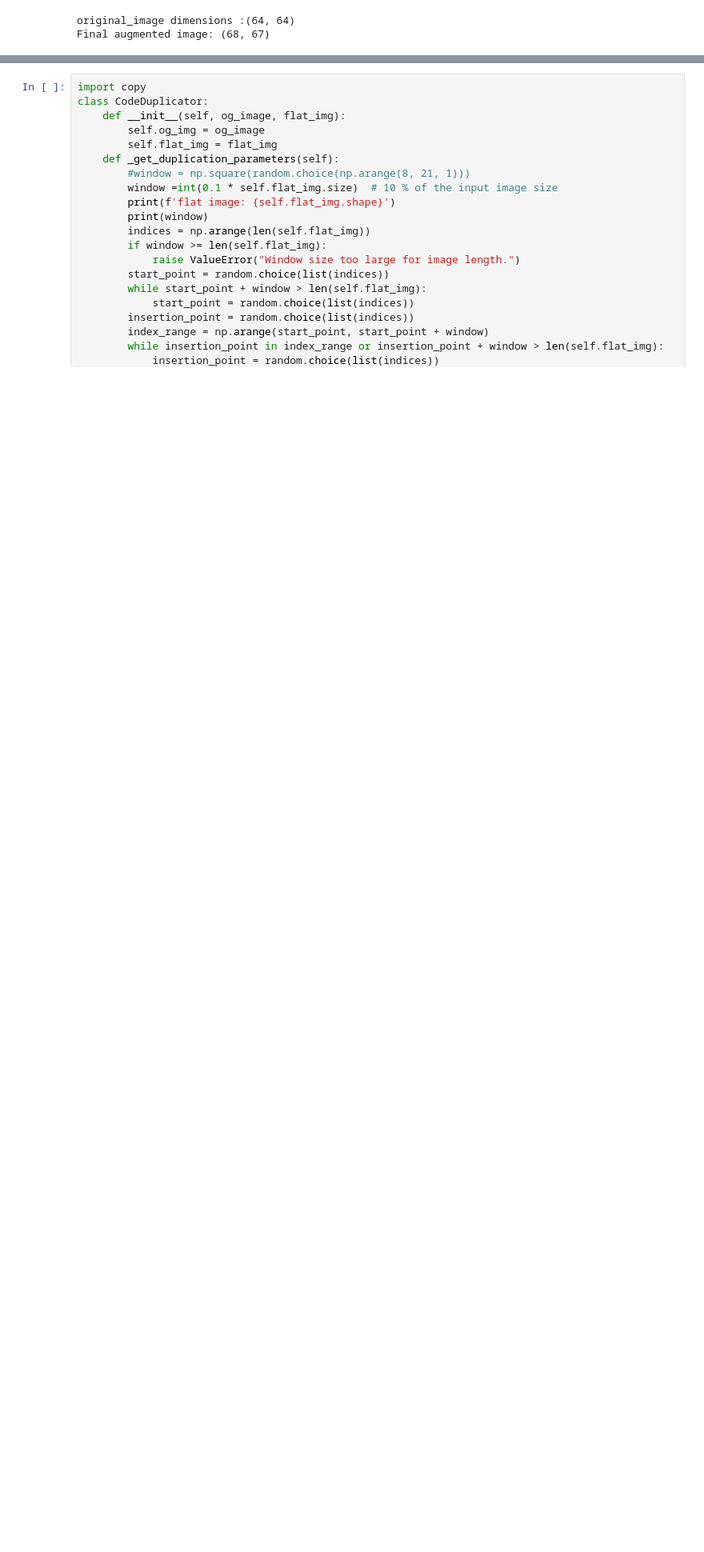
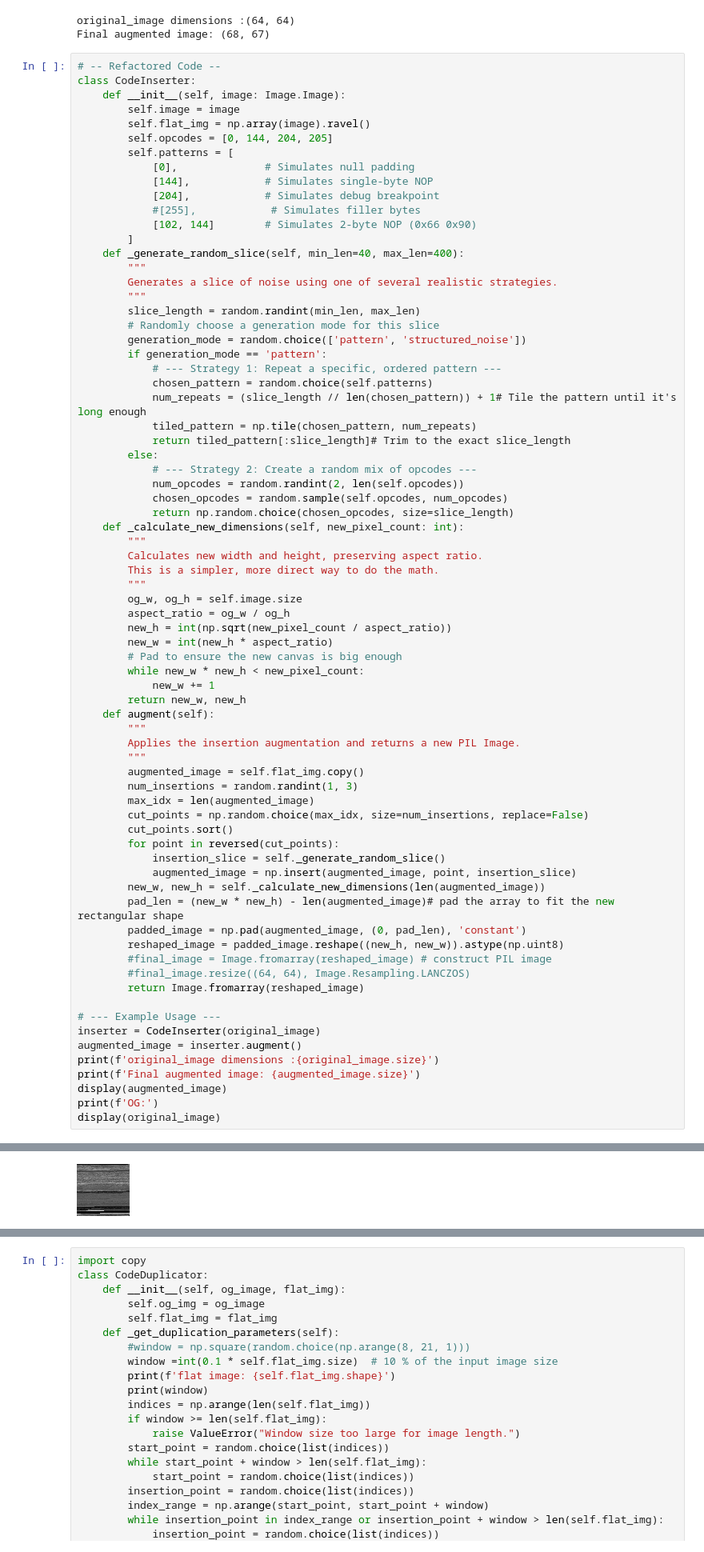
Before and after one commit to Aleptonic/MAML, a Jupyter notebook: mi-maml.ipynb, the cells around one changed output, grey strips where cells are left out. Shown at 80% size. Drawn from its saved outputs; the diff is of its cells as text; blank space fills up the shorter version.

Commit message:
refactored and bug fix of insertion logic

```diff
--- a/mi-maml.ipynb
+++ b/mi-maml.ipynb
@@ -274,3 +274,77 @@ print(f'Final augmented image: {da1_img.size}')
 # %% [output]
 original_image dimensions :(64, 64)
 Final augmented image: (68, 67)
+# %%
+# -- Refactored Code --
+class CodeInserter:
+    def __init__(self, image: Image.Image):
+        self.image = image
+        self.flat_img = np.array(image).ravel()
+        self.opcodes = [0, 144, 204, 205]
+        self.patterns = [
+            [0],              # Simulates null padding
+            [144],            # Simulates single-byte NOP
+            [204],            # Simulates debug breakpoint
+            #[255],            # Simulates filler bytes
+            [102, 144]        # Simulates 2-byte NOP (0x66 0x90)
+        ]
+    def _generate_random_slice(self, min_len=40, max_len=400):
+        """
+        Generates a slice of noise using one of several realistic strategies.
+        """
+        slice_length = random.randint(min_len, max_len)
+        # Randomly choose a generation mode for this slice
+        generation_mode = random.choice(['pattern', 'structured_noise'])
+        if generation_mode == 'pattern':
+            # --- Strategy 1: Repeat a specific, ordered pattern ---
+            chosen_pattern = random.choice(self.patterns)
+            num_repeats = (slice_length // len(chosen_pattern)) + 1# Tile the pattern until it's long enough
+            tiled_pattern = np.tile(chosen_pattern, num_repeats)
+            return tiled_pattern[:slice_length]# Trim to the exact slice_length
+        else:
+            # --- Strategy 2: Create a random mix of opcodes ---
+            num_opcodes = random.randint(2, len(self.opcodes))
+            chosen_opcodes = random.sample(self.opcodes, num_opcodes)
+            return np.random.choice(chosen_opcodes, size=slice_length)
+    def _calculate_new_dimensions(self, new_pixel_count: int):
+        """
+        Calculates new width and height, preserving aspect ratio.
+        This is a simpler, more direct way to do the math.
+        """
+        og_w, og_h = self.image.size
+        aspect_ratio = og_w / og_h
+        new_h = int(np.sqrt(new_pixel_count / aspect_ratio))
+        new_w = int(new_h * aspect_ratio)
+        # Pad to ensure the new canvas is big enough
+        while new_w * new_h < new_pixel_count:
+            new_w += 1
+        return new_w, new_h
+    def augment(self):
+        """
+        Applies the insertion augmentation and returns a new PIL Image.
+        """
+        augmented_image = self.flat_img.copy()
+        num_insertions = random.randint(1, 3)
+        max_idx = len(augmented_image)
+        cut_points = np.random.choice(max_idx, size=num_insertions, replace=False)
+        cut_points.sort()
+        for point in reversed(cut_points):
+            insertion_slice = self._generate_random_slice()
+            augmented_image = np.insert(augmented_image, point, insertion_slice)
+        new_w, new_h = self._calculate_new_dimensions(len(augmented_image))
+        pad_len = (new_w * new_h) - len(augmented_image)# pad the array to fit the new rectangular shape
+        padded_image = np.pad(augmented_image, (0, pad_len), 'constant')
+        reshaped_image = padded_image.reshape((new_h, new_w)).astype(np.uint8)
+        #final_image = Image.fromarray(reshaped_image) # construct PIL image
+        #final_image.resize((64, 64), Image.Resampling.LANCZOS)
+        return Image.fromarray(reshaped_image)
+
+# --- Example Usage ---
+inserter = CodeInserter(original_image)
+augmented_image = inserter.augment()
+print(f'original_image dimensions :{original_image.size}')
+print(f'Final augmented image: {augmented_image.size}')
+display(augmented_image)
+print(f'OG:')
+display(original_image)
+# %% [output]
@@ -276,0 +353 @@ Final augmented image: (68, 67)
+[figure, added]
```
Also changed, not shown: parts of 2 cells of this notebook.
